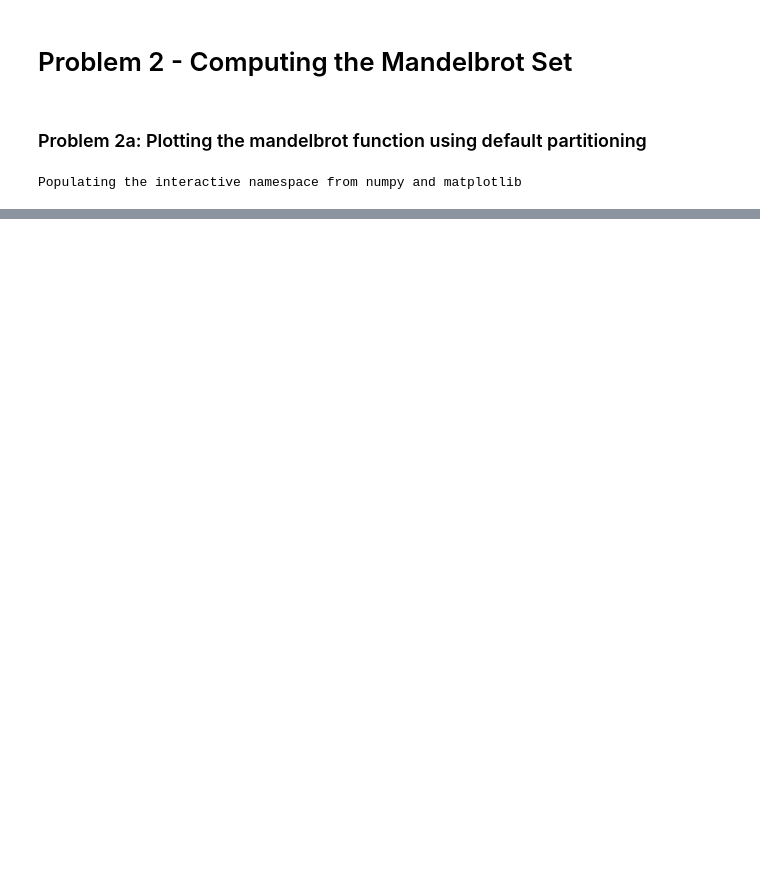
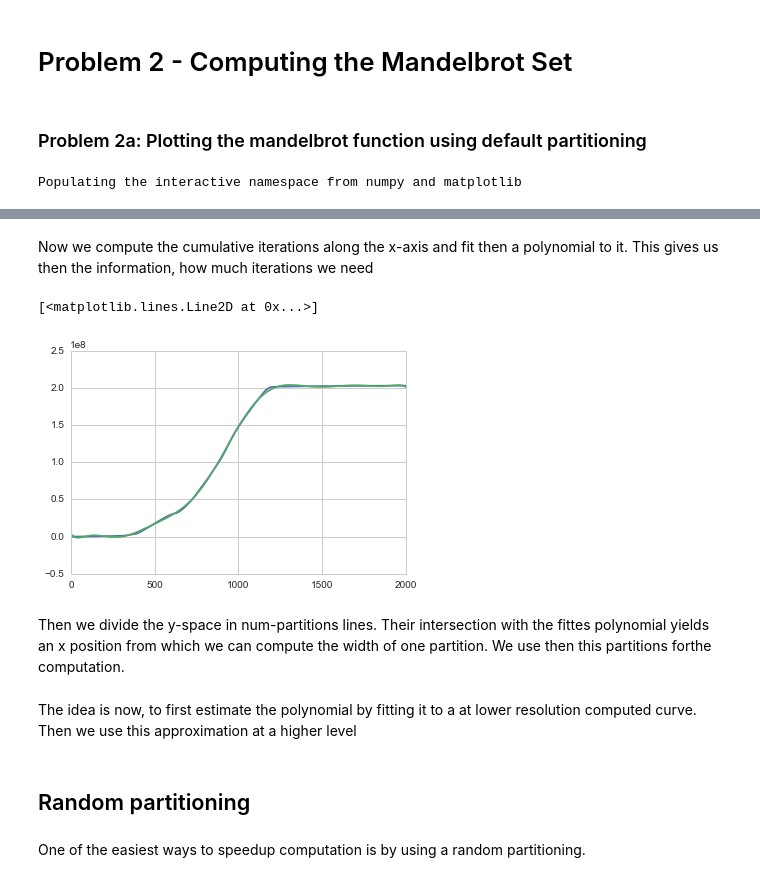
Before and after one commit to harvard-cs205/cs205-homework, a Jupyter notebook: HW1/P2/Problem2.ipynb, the cells around one changed output, grey strips where cells are left out. Saved outputs shown, nothing was run; the diff lists cells and outputs as text; code cells hidden in the pictures; blank space fills up the shorter version.

```diff
--- a/HW1/P2/Problem2.ipynb
+++ b/HW1/P2/Problem2.ipynb
@@ -74,0 +112,28 @@ plt.savefig('P2a_hist.png', dpi=120)
+# %%
+C = np.exp(im) -1
+# %% [markdown]
+Now we compute the cumulative iterations along the x-axis and fit then a polynomial to it. This gives us then the information, how much iterations we need
+# %%
+Cy = sum(C, axis=1)
+Cy = np.cumsum(Cy)
+plt.plot(Cy)
+Cx = range(0, C.shape[0])
+deg = 12
+
+# maybe a logit is also a good idea to fit!
+p = numpy.polyfit(Cx, Cy, deg)
+
+p = np.poly1d(p)
+xp = np.linspace(0, C.shape[0], 200)
+plt.plot(xp, p(xp))
+# %% [output]
+[<matplotlib.lines.Line2D at 0x...>]
+[figure, added]
+# %% [markdown]
+Then we divide the y-space in num-partitions lines. Their intersection with the fittes polynomial yields an x position from which we can compute the width of one partition. We use then this partitions forthe computation.
+# %% [markdown]
+The idea is now, to first estimate the polynomial by fitting it to a at lower resolution computed curve. Then we use this approximation at a higher level
+# %% [markdown]
+## Random partitioning
+# %% [markdown]
+One of the easiest ways to speedup computation is by using a random partitioning.
```
Also changed, not shown: parts of 16 cells of this notebook, 5 other files.
